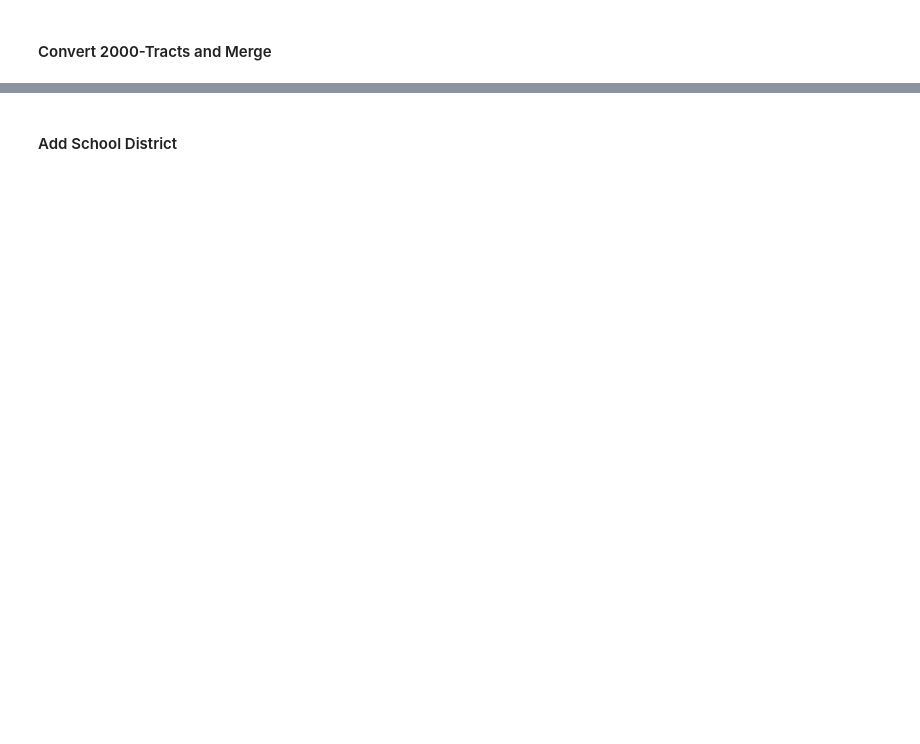
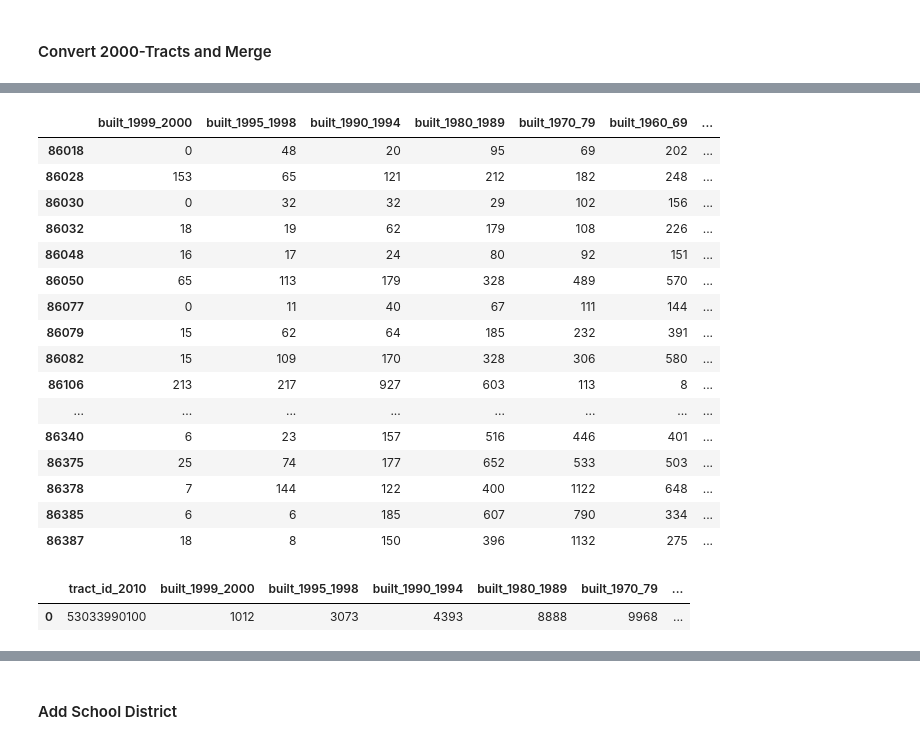
Before and after one commit to ldtcooper/urban-economics-project, a Jupyter notebook: notebook.ipynb, the cells around one changed output, grey strips where cells are left out. Saved outputs shown, nothing was run; the diff lists cells and outputs as text; code cells hidden in the pictures; blank space fills up the shorter version.

```diff
--- a/notebook.ipynb
+++ b/notebook.ipynb
@@ -71,5 +155,5 @@ tract_conversion.columns
 # %%
-tract_conversion = tract_conversion[['GEOID00', 'GEOID10', 'AREALAND10']]
+tract_conversion = tract_conversion[['GEOID00', 'GEOID10', 'AREA10']]
 tract_conversion['GEOID00'] = tract_conversion['GEOID00'].astype(str)
 tract_conversion['GEOID10'] = tract_conversion['GEOID10'].astype(str)
 tract_conversion
@@ -105,7 +285,7 @@ msa_tracts
 #### Convert 2000-Tracts and Merge
 # %%
 ages_2019 = pd.merge(left=ncdb_data, right=tract_conversion, left_on='tract_id', right_on='GEOID00')
-ages_2019.drop(['tract_id', 'GEOID00'], axis=1, inplace=True)
-ages_2019.rename({'AREALAND10': 'land_area', 'GEOID10': 'tract_id_2010'}, inplace=True, axis=1)
+ages_2019.drop(['tract_id'], axis=1, inplace=True)
+ages_2019.rename({'AREA10': 'area', 'GEOID10': 'tract_id_2010', 'GEOID00': 'tract_id_2000'}, inplace=True, axis=1)
 
 ages_2019
@@ -111,0 +319,29 @@ ages_2019
+# %%
+a = ages_2019[ages_2019['tract_id_2010'] == '53033990100']
+a
+# %% [output]
+|  | built_1999_2000 | built_1995_1998 | built_1990_1994 | built_1980_1989 | built_1970_79 | built_1960_69 | ... |
+| 86018 | 0 | 48 | 20 | 95 | 69 | 202 | ... |
+| 86028 | 153 | 65 | 121 | 212 | 182 | 248 | ... |
+| 86030 | 0 | 32 | 32 | 29 | 102 | 156 | ... |
+| 86032 | 18 | 19 | 62 | 179 | 108 | 226 | ... |
+| 86048 | 16 | 17 | 24 | 80 | 92 | 151 | ... |
+| 86050 | 65 | 113 | 179 | 328 | 489 | 570 | ... |
+| 86077 | 0 | 11 | 40 | 67 | 111 | 144 | ... |
+| 86079 | 15 | 62 | 64 | 185 | 232 | 391 | ... |
+| 86082 | 15 | 109 | 170 | 328 | 306 | 580 | ... |
+| 86106 | 213 | 217 | 927 | 603 | 113 | 8 | ... |
+| ... | ... | ... | ... | ... | ... | ... | ... |
+| 86340 | 6 | 23 | 157 | 516 | 446 | 401 | ... |
+| 86375 | 25 | 74 | 177 | 652 | 533 | 503 | ... |
+| 86378 | 7 | 144 | 122 | 400 | 1122 | 648 | ... |
+| 86385 | 6 | 6 | 185 | 607 | 790 | 334 | ... |
+| 86387 | 18 | 8 | 150 | 396 | 1132 | 275 | ... |
+# %%
+l = len(a)
+a = a.groupby('tract_id_2010').sum()
+a['area'] //= l
+a.reset_index()
+# %% [output]
+|  | tract_id_2010 | built_1999_2000 | built_1995_1998 | built_1990_1994 | built_1980_1989 | built_1970_79 | ... |
+| 0 | 53033990100 | 1012 | 3073 | 4393 | 8888 | 9968 | ... |
```
Also changed, not shown: parts of 39 cells of this notebook, 4 other files.
